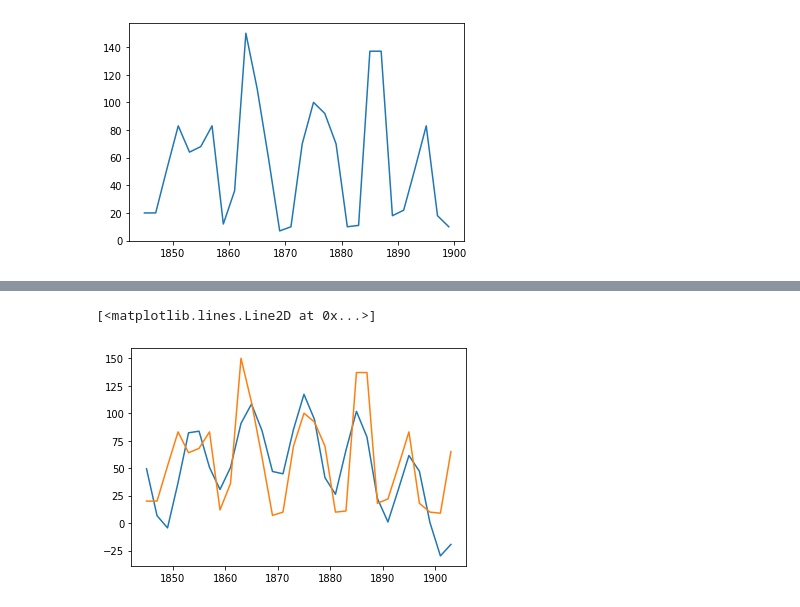
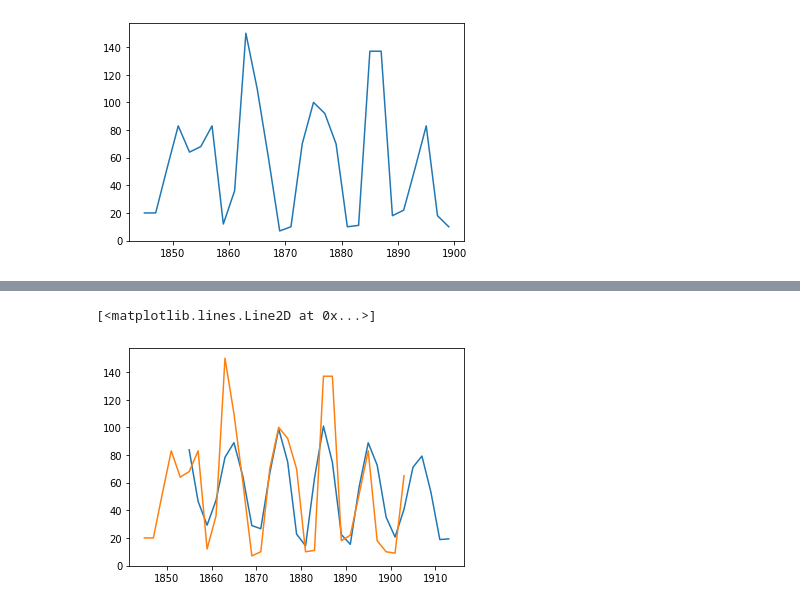
Before and after one commit to LeonardoIacussiPoli/Modeling-from-Measurements, a Jupyter notebook: DmD/DmD_Exercise.ipynb, the cells around one changed output, grey strips where cells are left out. Drawn from its saved outputs; the diff is of its cells as text; code cells hidden in the pictures.

```diff
--- a/DmD/DmD_Exercise.ipynb
+++ b/DmD/DmD_Exercise.ipynb
@@ -221,12 +221,16 @@ plt.plot(t_time_delays[0,:],X_time_delays[0,:])
 r=6
 imode=1
 
-alpha_init = np.array([0.0001 + 0.6j , 0.0001 - 0.6j , 0.0001 + 0.05j , 0.0001 - 0.05j , 0.0001 + 0.75j , 0.0001 - 0.75j]).T
+alpha_init = np.array([0.0001 + 0.6j , 0.0001 - 0.6j , 0.0001 + 0.0005j , 0.0001 - 0.0005j , 0.0001 + 0.75j , 0.0001 - 0.75j]).T
 #opts=varpro_opts(lambda0=1, maxlam=30,lamup=10, lamdown=10, maxiter=50,tol=1e-6,eps_stall=1e-12)
 #opts = varpro_opts()
-w,e,b=optdmd(X_time_delays,t_time_delays,r,imode, custom_alpha_init = False, alpha_init_input=alpha_init, opts_from_main=True, opts=opts)
+w,e,b=optdmd(X_time_delays,t_time_delays,r,imode, custom_alpha_init = True, alpha_init_input=alpha_init, opts_from_main=True, opts=opts)
 
 print(e)
+
+
+t_future = t + 10
+
 e = np.reshape(e,(len(e),1))
-X_build = w @ np.diag(b) @ np.exp(e*t)
+X_build = w @ np.diag(b) @ np.exp(e*t_future)
 # %% [output]
@@ -236,7 +246,7 @@ ValueError: shapes (6,4) and (6,6) not aligned: 4 (dim 1) != 6 (dim 0)
 # %%
 plt.figure()
-plt.plot(t[0,:],X_build[0,:])
+plt.plot(t_future[0,:],X_build[0,:])
 plt.plot(t[0,:],SH[0,:])
 # %% [output]
 [<matplotlib.lines.Line2D at 0x...>]
-[figure, old version]
+[figure, new version]
```
Also changed, not shown: parts of 2 cells of this notebook.
